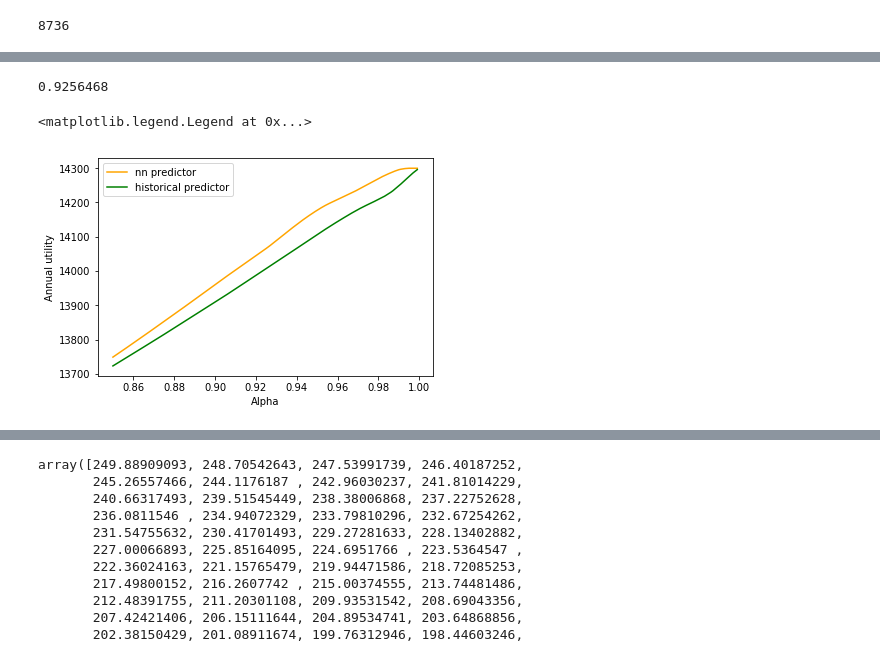
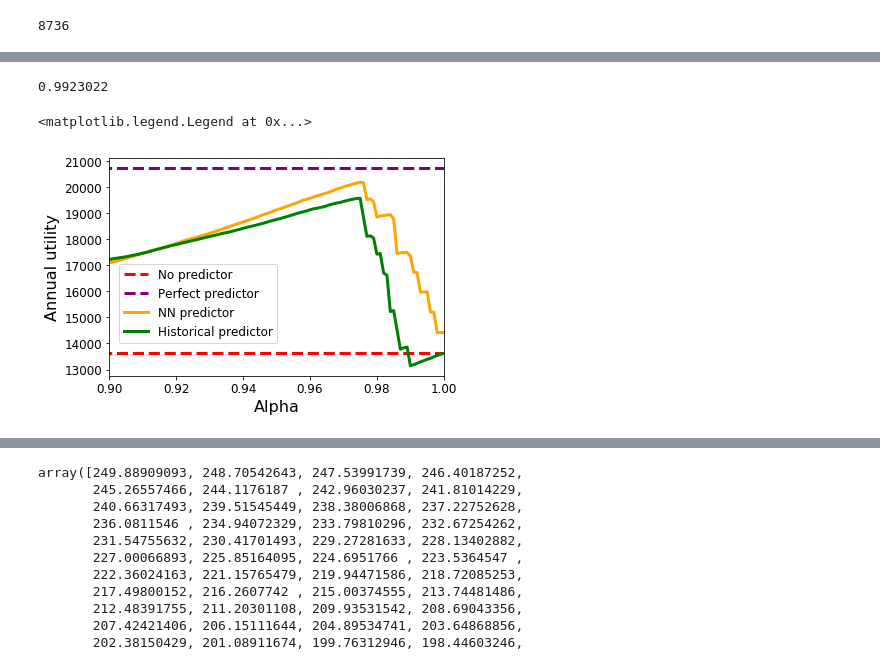
Before and after one commit to cpatdowling/peakload, a Jupyter notebook: notebooks/model_amortization.ipynb, the cells around one changed output, grey strips where cells are left out. Saved outputs shown, nothing was run; the diff lists cells and outputs as text; code cells hidden in the pictures.

```diff
--- a/notebooks/model_amortization.ipynb
+++ b/notebooks/model_amortization.ipynb
@@ -215,7 +154,7 @@ for a in alphas:
 lds = datetime.datetime(year=2016, month=2, day=29, hour=0, minute=0) #lines 1415 to 1439
 lde = datetime.datetime(year=2016, month=2, day=29, hour=23, minute=0)
 
-path = "/home/chase/projects/peakload/data/ercot/"
+path = "/home/jimin/chase/peakload/data/ercot/"
 ercot2017 = pd.read_excel(path + "native_Load_2017.xlsx")
 ercot2016 = pd.read_excel(path + "native_Load_2016.xlsx") #leap year
 ercot2016.drop(ercot2016.index[1415:1439], inplace=True) #dropping leap days so years line up
@@ -275,6 +214,3 @@ plt.legend()
 # %% [output]
 <matplotlib.legend.Legend at 0x...>
 [figure]
-# %%
-for i in range(9,17):
-    print(i)
@@ -376,14 +347,15 @@ def torch_reshape_data(databatch):
         labels.append(sample[1].flatten())
     return(torch.Tensor(np.asarray(inputs)), torch.Tensor(np.asarray(labels)))
 
-path = "/home/chase/projects/peakload/data/nets/models/"
+path = "/home/jimin/chase/peakload/data/nets/models/"
 #mname = 'triple_hidden_1903.pt'
-mname = 'triple_hidden_3224.pt'
+#mname = 'triple_hidden_3224.pt'
+mname = 'tanh_deep_1863.pt'
 #mname = 'triple_hidden_3080.pt'
 #mname = 'triple_hidden_3120.pt' #L1 weather loss
 #mname = 'triple_hidden_6772.pt' #load data only
 
-sys.path.append("/home/chase/projects/peakload/src/python/nets/triple_hidden")
+sys.path.append("/home/jimin/chase/peakload/src/python/nets/tanh_deep")
 
 nnmodel = torch.load(path + mname)
 
@@ -391,7 +363,7 @@ random.seed(45) #fixed for all experiments, my high school football jersey numbe
 torch.manual_seed(45)
 
 #test_data_path = "/home/chase/projects/peakload/data/ercot/weather_pairs/regional_formatted/load_features/test"#
-test_data_path = "/home/chase/projects/peakload/data/ercot/weather_pairs/regional_formatted/load_features_wplus/test"
+test_data_path = "/home/jimin/chase/peakload/data/load_features_wplus/test"
 #test_data_path = "/home/chase/projects/peakload/data/ercot/regional_formatted/load_features/test"
 files = os.listdir(test_data_path)
 weather_normed_test_data_pairs = []
@@ -499,7 +430,7 @@ for a in alphas:
     for i in day_start_i:
         dt = testhours[i]
         if j == 364:
-            nn_ann_util += 1
+            nn_ann_util += 10
             break
         if dt.weekday() == 5 or dt.weekday() == 6:
             pass
@@ -509,13 +440,17 @@ for a in alphas:
             for h in range(9,17):
                 ann_hour = i+h
                 curtail_mp = cp_curtailment(cdf_vals[h], min_thresh=a)
-                if curtail_mp < 0.0:
-                    curtail_mp = 0.0
+                if curtail_mp > 1.0:
+                    curtail_mp = 1.0
+                optim_vals = 1.61*np.log(1 + power_range) - curtail_mp*cp_cost*power_range
+                opt = power_range[np.argmax(optim_vals)]
                     #print("over")
                 if ann_hour in top_i:
-                    nn_ann_util += np.log(1000*(1.01 - curtail_mp)) + (1.0 - curtail_mp)*(-10.0)
+                    util = 1.61*np.log(1 + opt) - cp_cost*opt
+                    nn_ann_util += util
                 else:
-                    nn_ann_util += np.log(1000*(1.01 - curtail_mp))
+                    util = 1.61*np.log(1 + opt)
+                    nn_ann_util += util
                 if ann_hour == 5007:
                     peak = cdf_vals[h]
 
@@ -525,7 +460,7 @@ for a in alphas:
 print(peak)
     #print(nn_ann_util/ann_util_opt)
 # %% [output]
-0.9256468
+0.9923022
 # %%
 #lost marginal utility model
 
@@ -560,15 +496,20 @@ for a in alphas:
     lost_nn_by_alpha.append(nn_ann_util)
     #print(nn_ann_util/ann_util_opt)
 # %%
-#plt.plot(alphas, perfect, color="blue", label="perfect predictor")
-plt.plot(alphas, nn_by_alpha, color="orange", label="nn predictor")
-plt.plot(alphas, historical_by_alpha, color="green", label="historical predictor")
-plt.xlabel("Alpha")
-plt.ylabel("Annual utility")
+
+#plt.title("Annual utility as function of curtailment threshold")
+plt.plot(alphas, naive_by_alpha, color="red", ls='--', lw=3, label="No predictor")
+plt.plot(alphas, opt_by_alpha, color="purple", ls='--', lw=3, label="Perfect predictor")
+plt.plot(alphas, nn_by_alpha, color="orange", lw=3, label="NN predictor")
+plt.plot(alphas, historical_by_alpha, color="green", lw=3, label="Historical predictor")
+plt.xlabel("Alpha", fontsize=16)
+plt.ylabel("Annual utility", fontsize=16)
+plt.tick_params(axis='both', which='major', labelsize=12)
+plt.xlim(0.9,1)
 #plt.ylim(0,3500)
 #plt.xlim(0.98,1)
 
-plt.legend()
+plt.legend(fontsize=12,loc=(0.03,0.15))#'lower left')
 # %% [output]
 <matplotlib.legend.Legend at 0x...>
-[figure, old version]
+[figure, new version]
```
Also changed, not shown: parts of 23 cells of this notebook, 2 other files.
